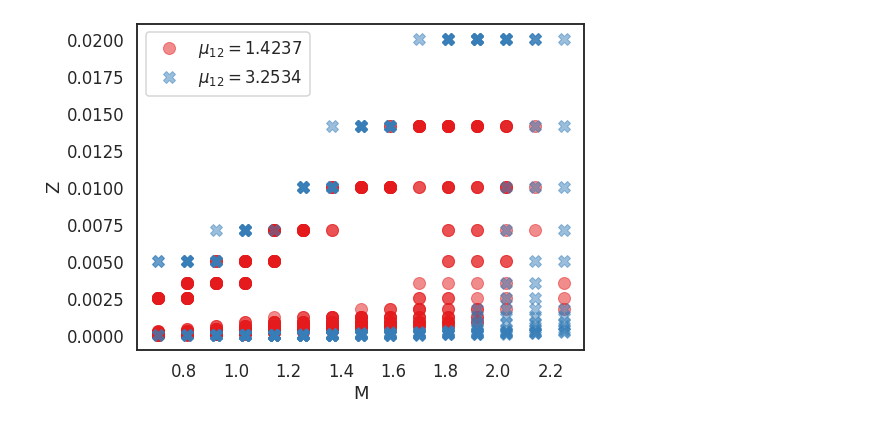
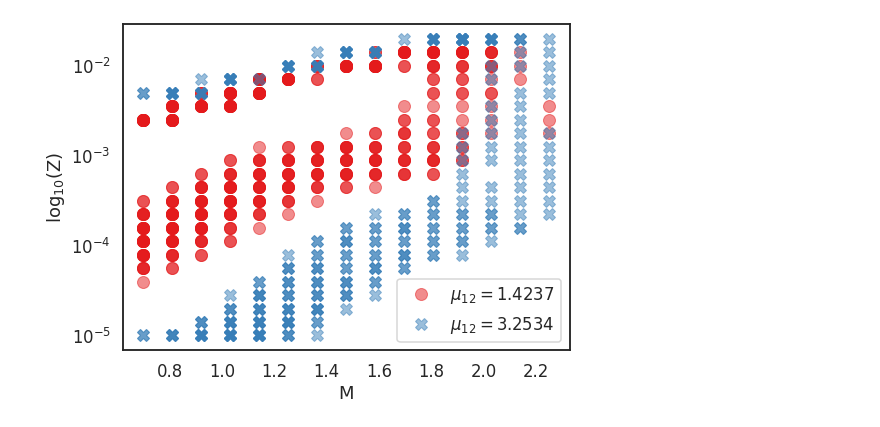
Before and after one commit to noahfranz13/NMDinStars, a Jupyter notebook: analysis/output_analysis/checkContours.ipynb, the cells around one changed output. Drawn from its saved outputs; the diff is of its cells as text; code cells hidden in the pictures.

```diff
--- a/analysis/output_analysis/checkContours.ipynb
+++ b/analysis/output_analysis/checkContours.ipynb
@@ -24,14 +23,14 @@ grid2 = grid[grid.mu == mu2]
 # %%
 fig, ax = plt.subplots(figsize=(8,6))
 
-#M1, Z1 = np.meshgrid(grid1.mass, grid1.z)
 ms = 12
 ax.plot(grid1.mass, grid1.z, 'o', alpha=0.5, markersize=ms, label=r'$\mu_{12}=$' + str(round(mu1, 4)))
 ax.plot(grid2.mass, grid2.z, 'X', alpha=0.5, markersize=ms, label=r'$\mu_{12}=$' + str(round(mu2, 4)))
 
 ax.legend()
-#ax.set_ylabel(r'log$_{10}$(Z)')
-ax.set_ylabel('Z')
+ax.set_ylabel(r'log$_{10}$(Z)')
+ax.set_yscale('log')
+#ax.set_ylabel('Z')
 ax.set_xlabel('M');
 # %% [output]
-[figure, old version]
+[figure, new version]
```
Also changed, not shown: parts of 2 cells of this notebook, 1 other file.
